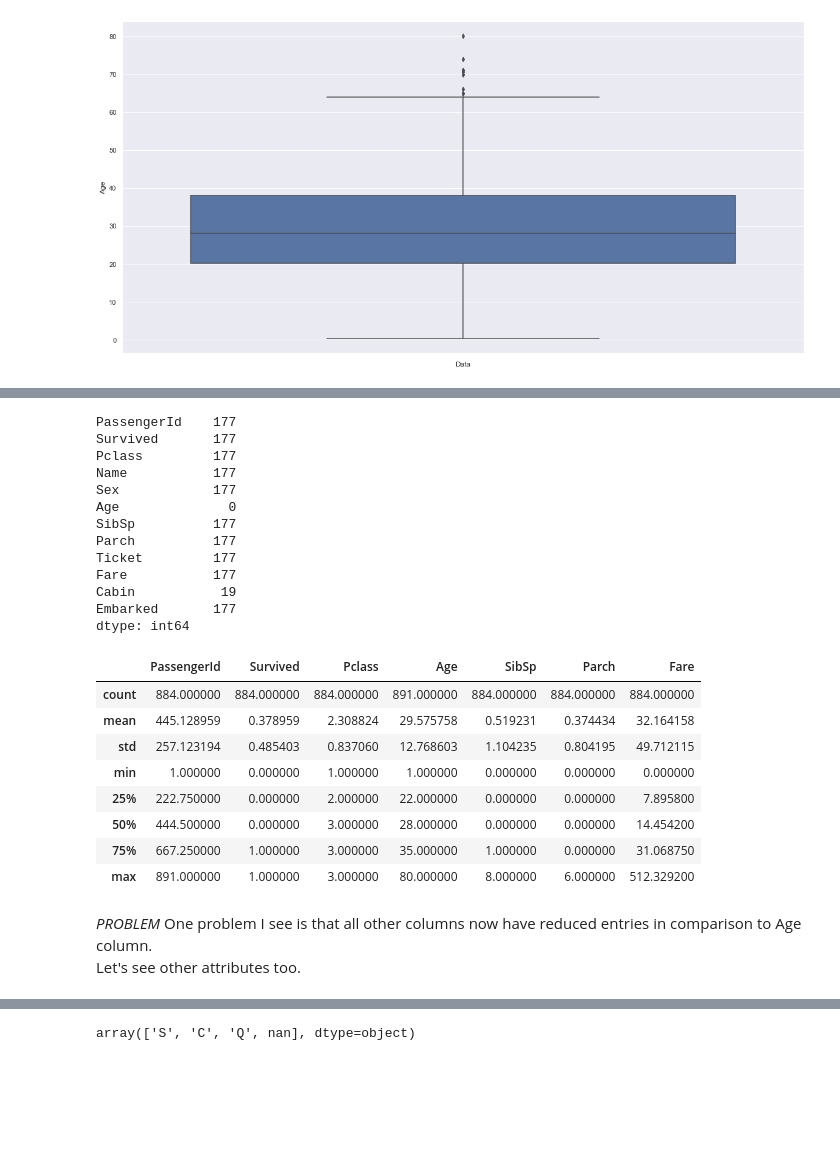
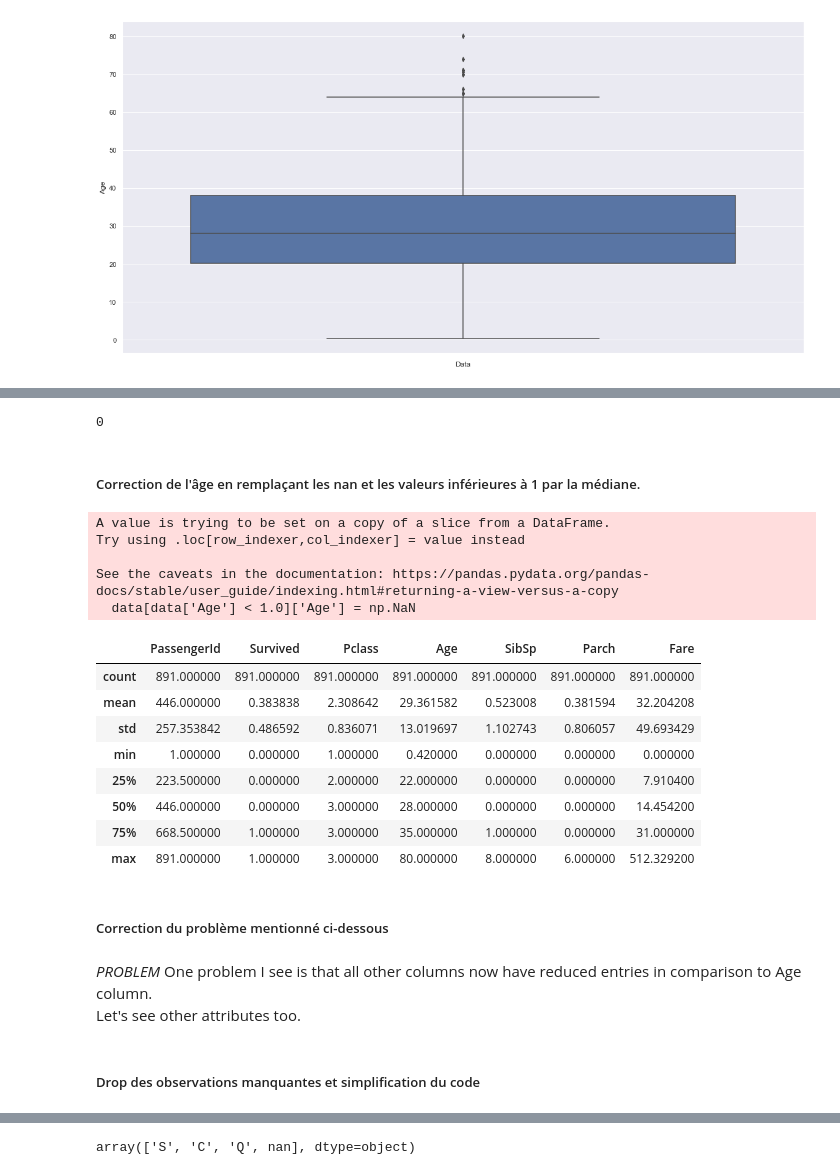
Before and after one commit to MathieuVReine/Titanic, a Jupyter notebook: Models/Titanic Prediction.ipynb, the cells around one changed output, grey strips where cells are left out. Cells and saved outputs as stored; diff of their text form; code cells hidden in the pictures; blank space fills up the shorter version.

```diff
--- a/Models/Titanic Prediction.ipynb
+++ b/Models/Titanic Prediction.ipynb
@@ -82,0 +87,8 @@ data.describe()
+# %%
+for col in data.columns:
+    print (f"La colonne {col} a {data[col].nunique()} modalités")
+
+# On vire les colonnes qui n'ont qu'une modalité (pouvoir prédictif inexistant)
+for col in data.columns:
+    if len(data[col].unique()) == 1:
+        data.drop(col,inplace=True,axis=1)
@@ -140,34 +149,33 @@ dtype: int64
 # %%
-data[data['Age'].isnull()].count()
+data[data['Age'].isnull()]['Age'].count()
 # %% [output]
-PassengerId    177
-Survived       177
-Pclass         177
-Name           177
-Sex            177
-Age              0
-SibSp          177
-Parch          177
-Ticket         177
-Fare           177
-Cabin           19
-Embarked       177
-dtype: int64
+0
+# %% [markdown]
+##### Correction de l'âge en remplaçant les nan et les valeurs inférieures à 1 par la médiane.
 # %%
-data[data['Age'] < 1.0] = np.NaN
+data[data['Age'] < 1.0]['Age'] = np.NaN
 data['Age']= data['Age'].fillna((data['Age'].median()))
 data.describe()
 # %% [output]
+A value is trying to be set on a copy of a slice from a DataFrame.
+Try using .loc[row_indexer,col_indexer] = value instead
+
+See the caveats in the documentation: https://pandas.pydata.org/pandas-docs/stable/user_guide/indexing.html#returning-a-view-versus-a-copy
+  data[data['Age'] < 1.0]['Age'] = np.NaN
 |  | PassengerId | Survived | Pclass | Age | SibSp | Parch | Fare |
-| count | 884.000000 | 884.000000 | 884.000000 | 891.000000 | 884.000000 | 884.000000 | 884.000000 |
-| mean | 445.128959 | 0.378959 | 2.308824 | 29.575758 | 0.519231 | 0.374434 | 32.164158 |
-| std | 257.123194 | 0.485403 | 0.837060 | 12.768603 | 1.104235 | 0.804195 | 49.712115 |
-| min | 1.000000 | 0.000000 | 1.000000 | 1.000000 | 0.000000 | 0.000000 | 0.000000 |
-| 25% | 222.750000 | 0.000000 | 2.000000 | 22.000000 | 0.000000 | 0.000000 | 7.895800 |
-| 50% | 444.500000 | 0.000000 | 3.000000 | 28.000000 | 0.000000 | 0.000000 | 14.454200 |
-| 75% | 667.250000 | 1.000000 | 3.000000 | 35.000000 | 1.000000 | 0.000000 | 31.068750 |
+| count | 891.000000 | 891.000000 | 891.000000 | 891.000000 | 891.000000 | 891.000000 | 891.000000 |
+| mean | 446.000000 | 0.383838 | 2.308642 | 29.361582 | 0.523008 | 0.381594 | 32.204208 |
+| std | 257.353842 | 0.486592 | 0.836071 | 13.019697 | 1.102743 | 0.806057 | 49.693429 |
+| min | 1.000000 | 0.000000 | 1.000000 | 0.420000 | 0.000000 | 0.000000 | 0.000000 |
+| 25% | 223.500000 | 0.000000 | 2.000000 | 22.000000 | 0.000000 | 0.000000 | 7.910400 |
+| 50% | 446.000000 | 0.000000 | 3.000000 | 28.000000 | 0.000000 | 0.000000 | 14.454200 |
+| 75% | 668.500000 | 1.000000 | 3.000000 | 35.000000 | 1.000000 | 0.000000 | 31.000000 |
 | max | 891.000000 | 1.000000 | 3.000000 | 80.000000 | 8.000000 | 6.000000 | 512.329200 |
+# %% [markdown]
+##### Correction du problème mentionné ci-dessous
 # %% [markdown]
 *PROBLEM* One problem I see is that all other columns now have reduced entries in comparison to Age column.
 Let's see other attributes too.
+# %% [markdown]
+##### Drop des observations manquantes et simplification du code
 # %%
```
Also changed, not shown: parts of 74 cells of this notebook.
